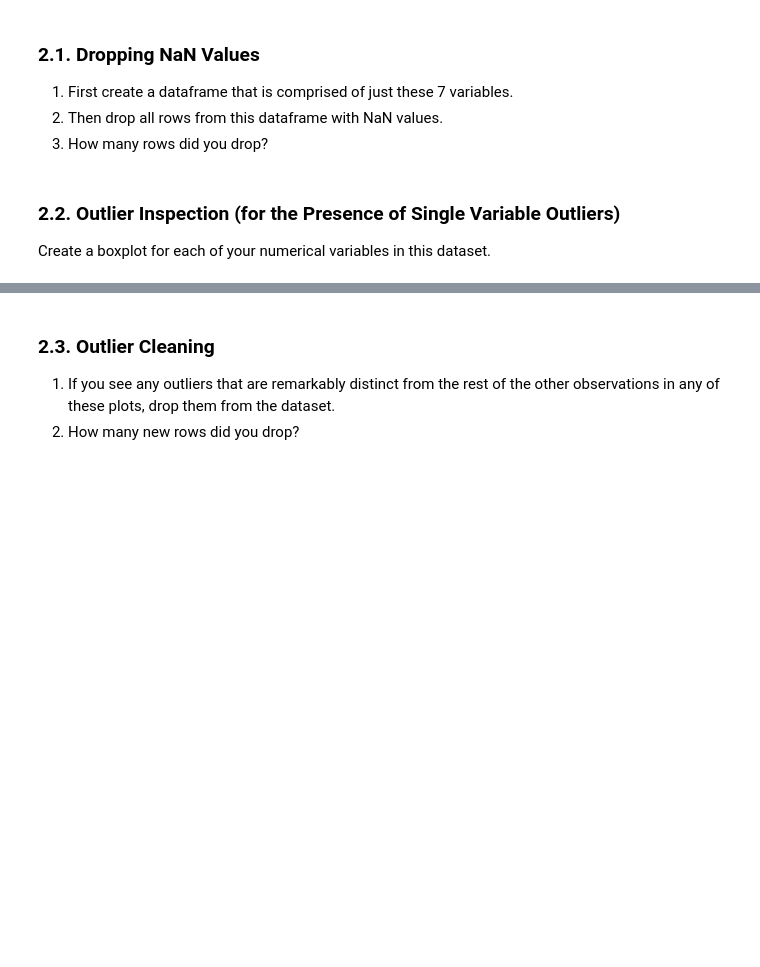
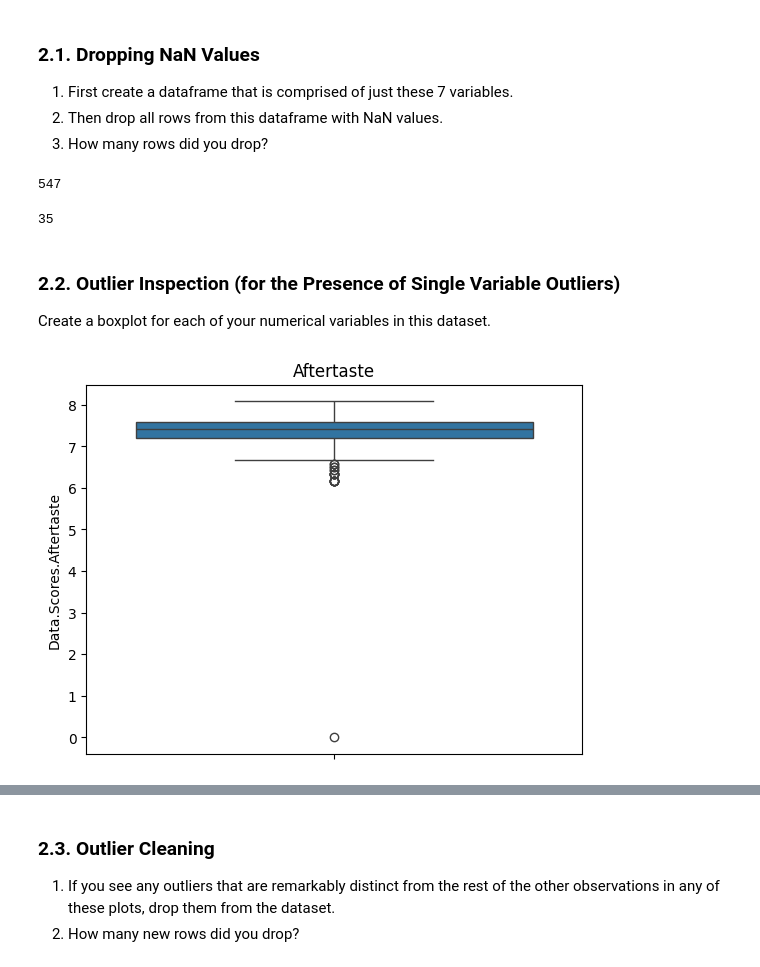
Before and after one commit to ryguy2k4/stat207, a Jupyter notebook: lab_03/lab_03_individual.ipynb, the cells around one changed output, grey strips where cells are left out. Cells and saved outputs as stored; diff of their text form; code cells hidden in the pictures; blank space fills up the shorter version.

```diff
--- a/lab_03/lab_03_individual.ipynb
+++ b/lab_03/lab_03_individual.ipynb
@@ -81,0 +86,5 @@ Click on this link to learn more about what each of the variables represent. htt
+# %%
+df = pd.read_csv("coffee_top_varieties.csv")
+
+# First 5 Rows
+df.head()
@@ -95,7 +117,25 @@ Suppose that we would like to *eventually* build a linear regression model that
 1. First create a dataframe that is comprised of just these 7 variables.
 2. Then drop all rows from this dataframe with NaN values.
 3. How many rows did you drop?
+# %%
+df2 = df[["Data.Scores.Aftertaste", "Data.Scores.Acidity", "Data.Scores.Body", "Data.Scores.Balance", "Data.Type.Variety", "Data.Color", "Data.Scores.Aroma"]]
+# %%
+df3 = df2.dropna()
+df3.shape[0]
+# %% [output]
+547
+# %%
+# Number of Rows Dropped
+len(df2) - len(df3)
+# %% [output]
+35
 # %% [markdown]
 ### 2.2. Outlier Inspection (for the Presence of Single Variable Outliers)
 
 Create a boxplot for each of your numerical variables in this dataset.
+# %%
+sns.boxplot(df3["Data.Scores.Aftertaste"])
+plt.title("Aftertaste")
+plt.show()
+# %% [output]
+[figure, added]
```
Also changed, not shown: parts of 15 cells of this notebook, 1 other file.
